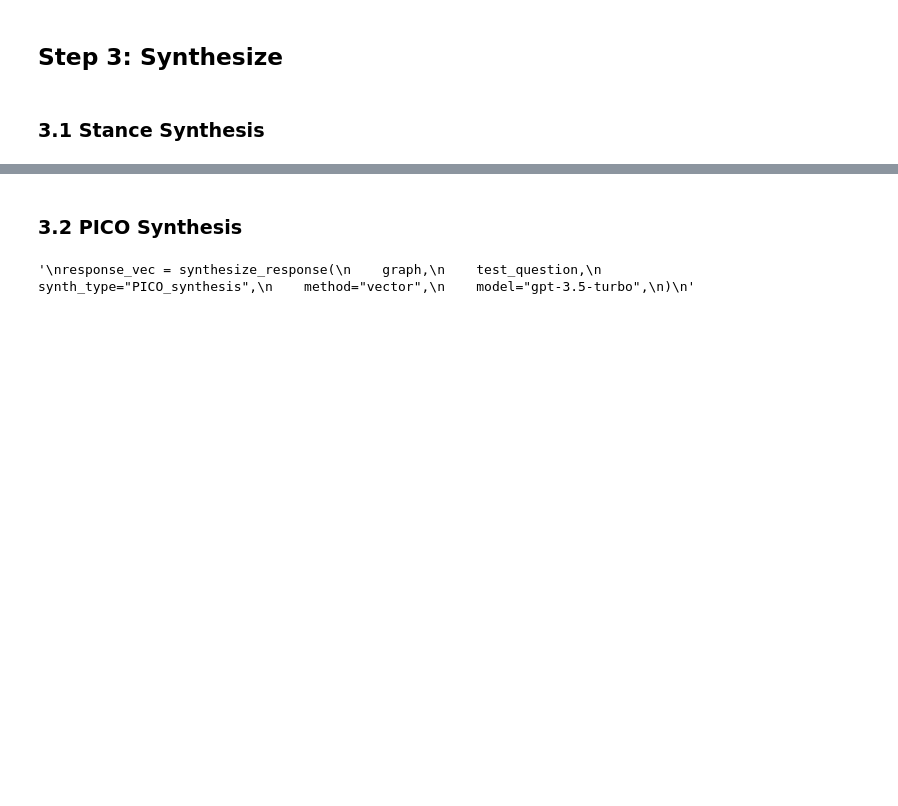
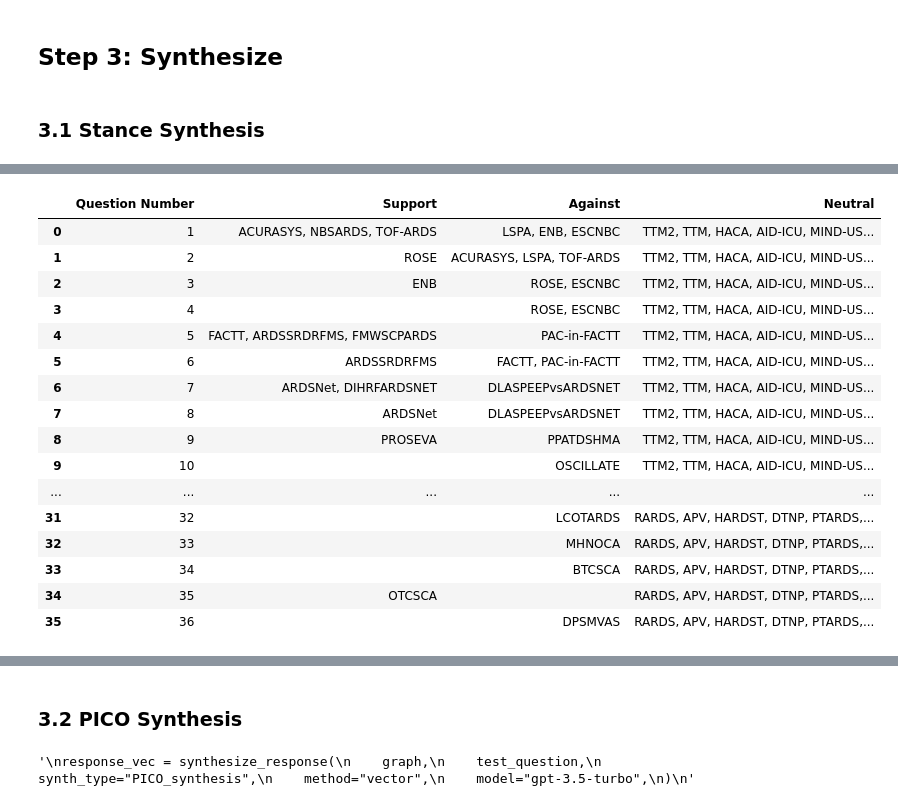
Before and after one commit to suim-park/GraphRAG_experiments, a Jupyter notebook: synthesis.ipynb, the cells around one changed output, grey strips where cells are left out. Saved outputs shown, nothing was run; the diff lists cells and outputs as text; code cells hidden in the pictures; blank space fills up the shorter version.

```diff
--- a/synthesis.ipynb
+++ b/synthesis.ipynb
@@ -165,0 +251,54 @@ Hybrid Response:  {
+# %%
+# Create a list to store the results for each question
+results = []
+
+# Loop through each question column from StanceQ1 to StanceQ36
+for i in range(1, 37):
+    col = f"StanceQ{i}"
+    # Support: rows where the value equals 1
+    support = df_Stance.loc[df_Stance[col] == 1, "Document"].dropna().tolist()
+    # Against: rows where the value equals -1
+    against = df_Stance.loc[df_Stance[col] == -1, "Document"].dropna().tolist()
+    # Neutral: rows where the value is 0 or is missing (NaN)
+    neutral = (
+        df_Stance.loc[(df_Stance[col].isna()) | (df_Stance[col] == 0), "Document"]
+        .dropna()
+        .tolist()
+    )
+
+    results.append(
+        {
+            "Question Number": i,
+            "Support": support,
+            "Against": against,
+            "Neutral": neutral,
+        }
+    )
+# %%
+# Create a DataFrame from the results list
+result_stance = pd.DataFrame(results)
+
+# Convert list columns to comma-separated strings without brackets.
+for col in ["Support", "Against", "Neutral"]:
+    result_stance[col] = result_stance[col].apply(lambda x: ", ".join(x) if x else "")
+
+# Print the resulting DataFrame
+result_stance
+# %% [output]
+|  | Question Number | Support | Against | Neutral |
+| 0 | 1 | ACURASYS, NBSARDS, TOF-ARDS | LSPA, ENB, ESCNBC | TTM2, TTM, HACA, AID-ICU, MIND-US... |
+| 1 | 2 | ROSE | ACURASYS, LSPA, TOF-ARDS | TTM2, TTM, HACA, AID-ICU, MIND-US... |
+| 2 | 3 | ENB | ROSE, ESCNBC | TTM2, TTM, HACA, AID-ICU, MIND-US... |
+| 3 | 4 |  | ROSE, ESCNBC | TTM2, TTM, HACA, AID-ICU, MIND-US... |
+| 4 | 5 | FACTT, ARDSSRDRFMS, FMWSCPARDS | PAC-in-FACTT | TTM2, TTM, HACA, AID-ICU, MIND-US... |
+| 5 | 6 | ARDSSRDRFMS | FACTT, PAC-in-FACTT | TTM2, TTM, HACA, AID-ICU, MIND-US... |
+| 6 | 7 | ARDSNet, DIHRFARDSNET | DLASPEEPvsARDSNET | TTM2, TTM, HACA, AID-ICU, MIND-US... |
+| 7 | 8 | ARDSNet | DLASPEEPvsARDSNET | TTM2, TTM, HACA, AID-ICU, MIND-US... |
+| 8 | 9 | PROSEVA | PPATDSHMA | TTM2, TTM, HACA, AID-ICU, MIND-US... |
+| 9 | 10 |  | OSCILLATE | TTM2, TTM, HACA, AID-ICU, MIND-US... |
+| ... | ... | ... | ... | ... |
+| 31 | 32 |  | LCOTARDS | RARDS, APV, HARDST, DTNP, PTARDS,... |
+| 32 | 33 |  | MHNOCA | RARDS, APV, HARDST, DTNP, PTARDS,... |
+| 33 | 34 |  | BTCSCA | RARDS, APV, HARDST, DTNP, PTARDS,... |
+| 34 | 35 | OTCSCA |  | RARDS, APV, HARDST, DTNP, PTARDS,... |
+| 35 | 36 |  | DPSMVAS | RARDS, APV, HARDST, DTNP, PTARDS,... |
```
Also changed, not shown: parts of 18 cells of this notebook, 7 other files.
